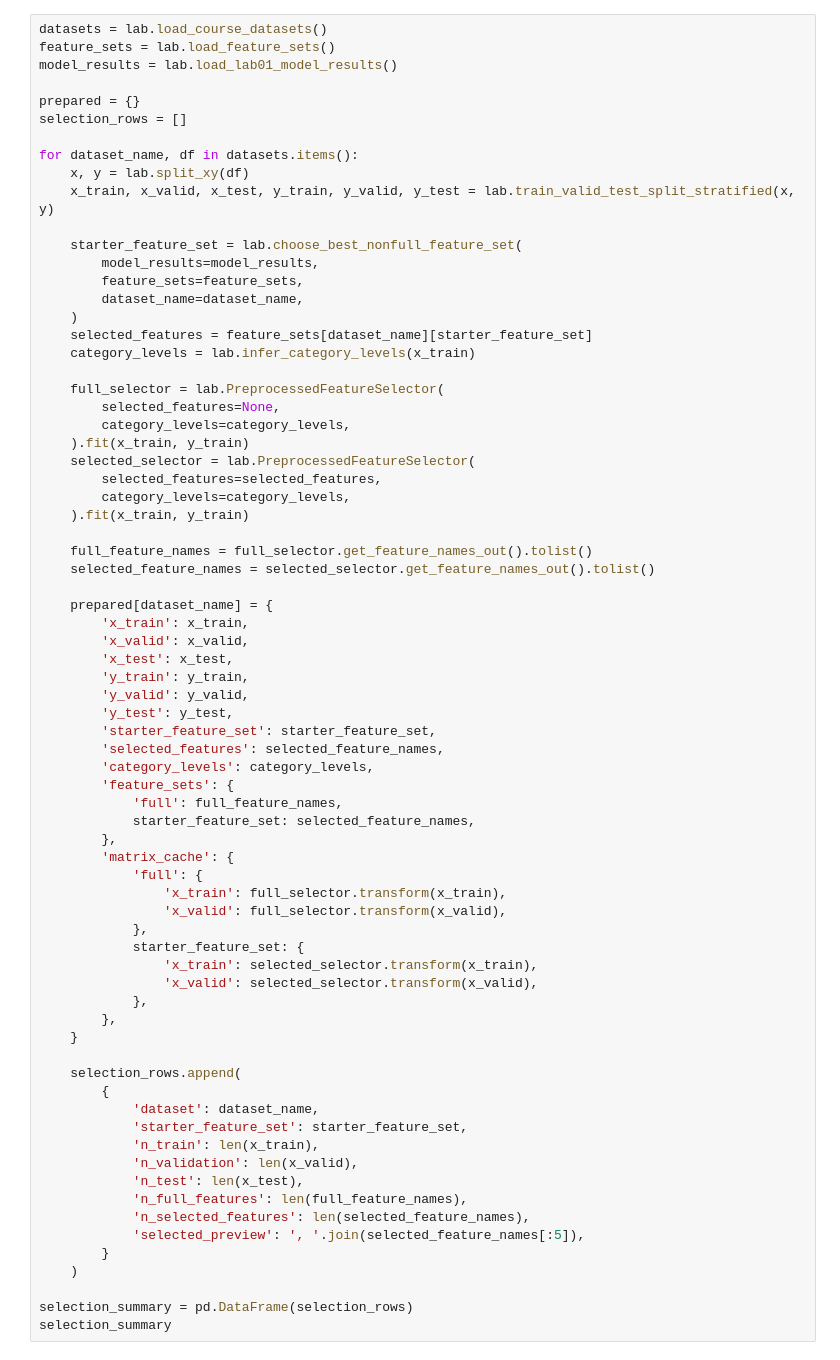
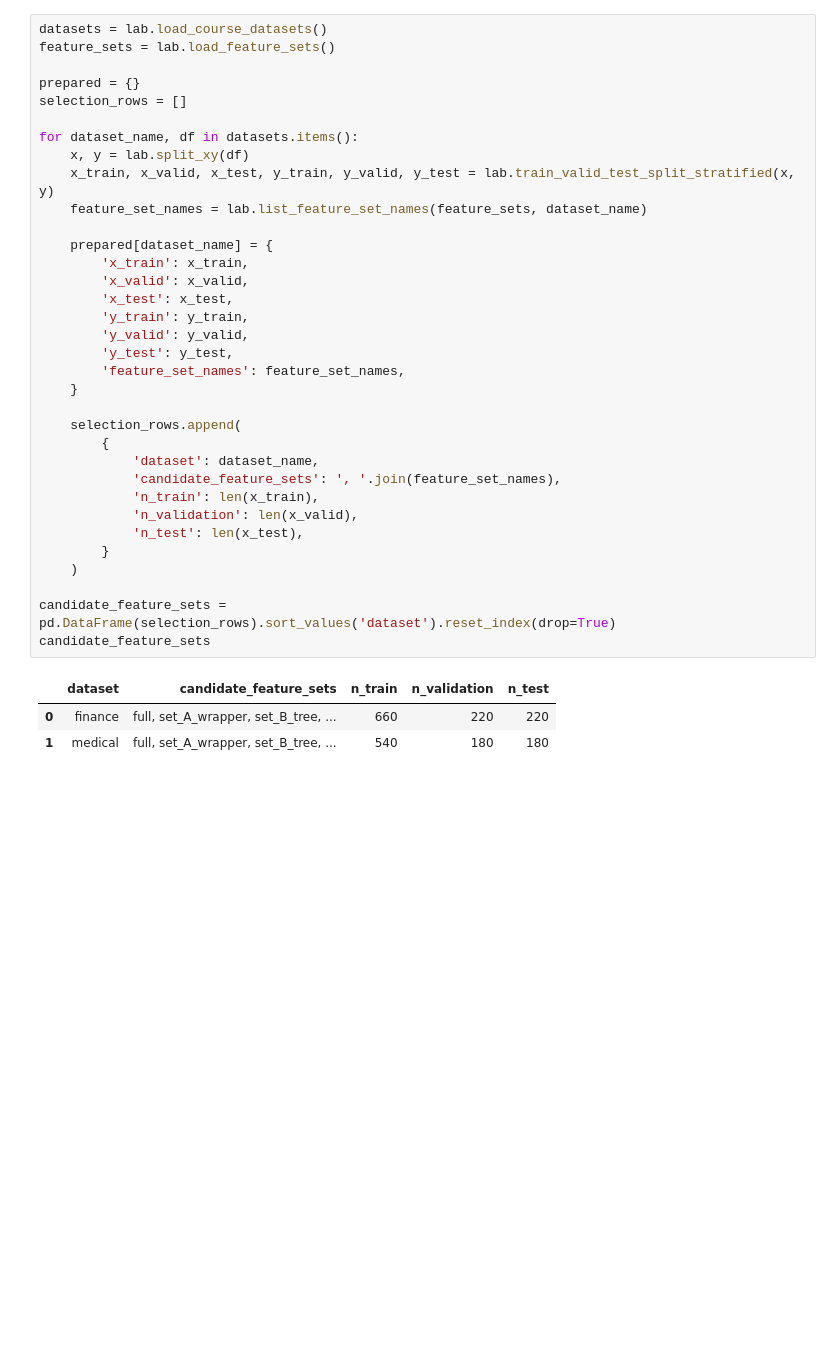
Before and after one commit to remote-worker-prof/edu-big-data-machine-models, a Jupyter notebook: 03-overfitting-validation-and-hyperparameter-tuning/solutions/01_train_validation_overfitting_solution.ipynb, the cells around one changed output. Cells and saved outputs as stored; diff of their text form; blank space fills up the shorter version.

```diff
--- a/03-overfitting-validation-and-hyperparameter-tuning/solutions/01_train_validation_overfitting_solution.ipynb
+++ b/03-overfitting-validation-and-hyperparameter-tuning/solutions/01_train_validation_overfitting_solution.ipynb
@@ -58,73 +57,38 @@ sns.set_theme(style='whitegrid')
 # %%
 datasets = lab.load_course_datasets()
 feature_sets = lab.load_feature_sets()
-model_results = lab.load_lab01_model_results()
 
 prepared = {}
 selection_rows = []
 
 for dataset_name, df in datasets.items():
     x, y = lab.split_xy(df)
     x_train, x_valid, x_test, y_train, y_valid, y_test = lab.train_valid_test_split_stratified(x, y)
-
-    starter_feature_set = lab.choose_best_nonfull_feature_set(
-        model_results=model_results,
-        feature_sets=feature_sets,
-        dataset_name=dataset_name,
-    )
-    selected_features = feature_sets[dataset_name][starter_feature_set]
-    category_levels = lab.infer_category_levels(x_train)
-
-    full_selector = lab.PreprocessedFeatureSelector(
-        selected_features=None,
-        category_levels=category_levels,
-    ).fit(x_train, y_train)
-    selected_selector = lab.PreprocessedFeatureSelector(
-        selected_features=selected_features,
-        category_levels=category_levels,
-    ).fit(x_train, y_train)
-
-    full_feature_names = full_selector.get_feature_names_out().tolist()
-    selected_feature_names = selected_selector.get_feature_names_out().tolist()
+    feature_set_names = lab.list_feature_set_names(feature_sets, dataset_name)
 
     prepared[dataset_name] = {
         'x_train': x_train,
         'x_valid': x_valid,
         'x_test': x_test,
         'y_train': y_train,
         'y_valid': y_valid,
         'y_test': y_test,
-        'starter_feature_set': starter_feature_set,
-        'selected_features': selected_feature_names,
-        'category_levels': category_levels,
-        'feature_sets': {
-            'full': full_feature_names,
-            starter_feature_set: selected_feature_names,
-        },
-        'matrix_cache': {
-            'full': {
-                'x_train': full_selector.transform(x_train),
-                'x_valid': full_selector.transform(x_valid),
-            },
-            starter_feature_set: {
-                'x_train': selected_selector.transform(x_train),
-                'x_valid': selected_selector.transform(x_valid),
-            },
-        },
+        'feature_set_names': feature_set_names,
     }
 
     selection_rows.append(
         {
             'dataset': dataset_name,
-            'starter_feature_set': starter_feature_set,
+            'candidate_feature_sets': ', '.join(feature_set_names),
             'n_train': len(x_train),
             'n_validation': len(x_valid),
             'n_test': len(x_test),
-            'n_full_features': len(full_feature_names),
-            'n_selected_features': len(selected_feature_names),
-            'selected_preview': ', '.join(selected_feature_names[:5]),
         }
     )
 
-selection_summary = pd.DataFrame(selection_rows)
-selection_summary
+candidate_feature_sets = pd.DataFrame(selection_rows).sort_values('dataset').reset_index(drop=True)
+candidate_feature_sets
+# %% [output]
+|  | dataset | candidate_feature_sets | n_train | n_validation | n_test |
+| 0 | finance | full, set_A_wrapper, set_B_tree, ... | 660 | 220 | 220 |
+| 1 | medical | full, set_A_wrapper, set_B_tree, ... | 540 | 180 | 180 |
```
Also changed, not shown: parts of 17 cells of this notebook, 9 other files.
